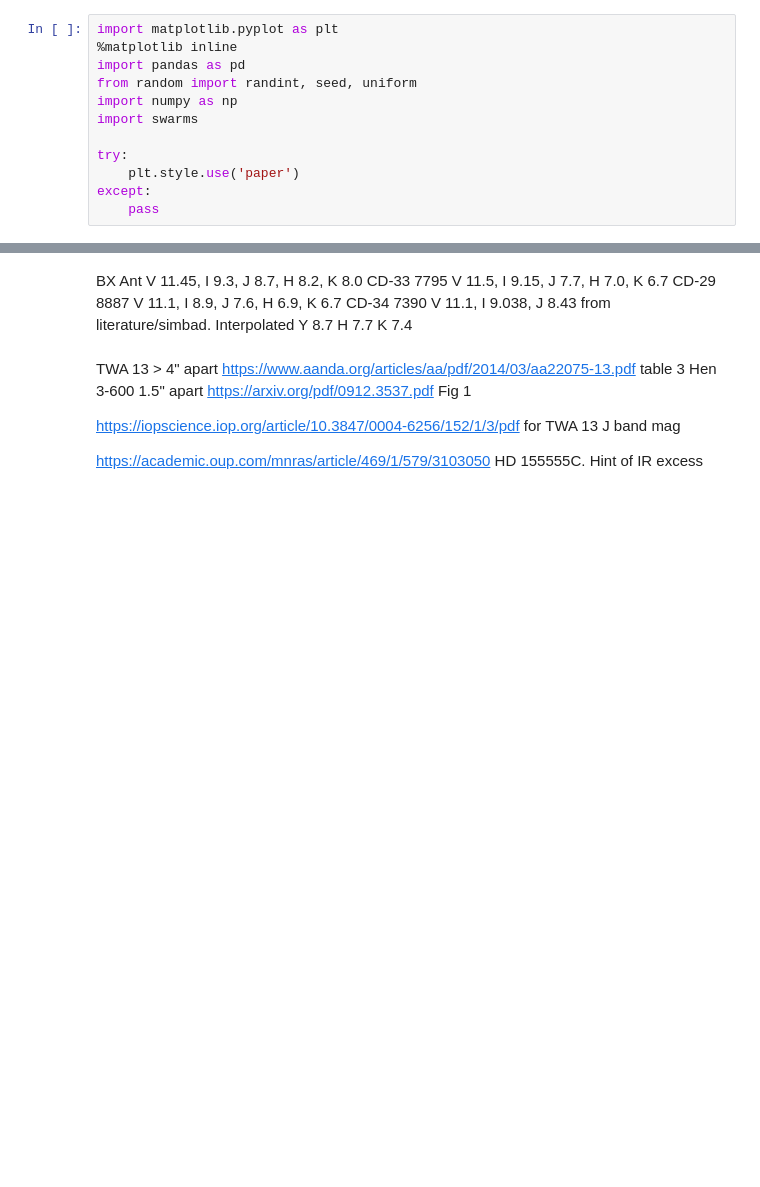
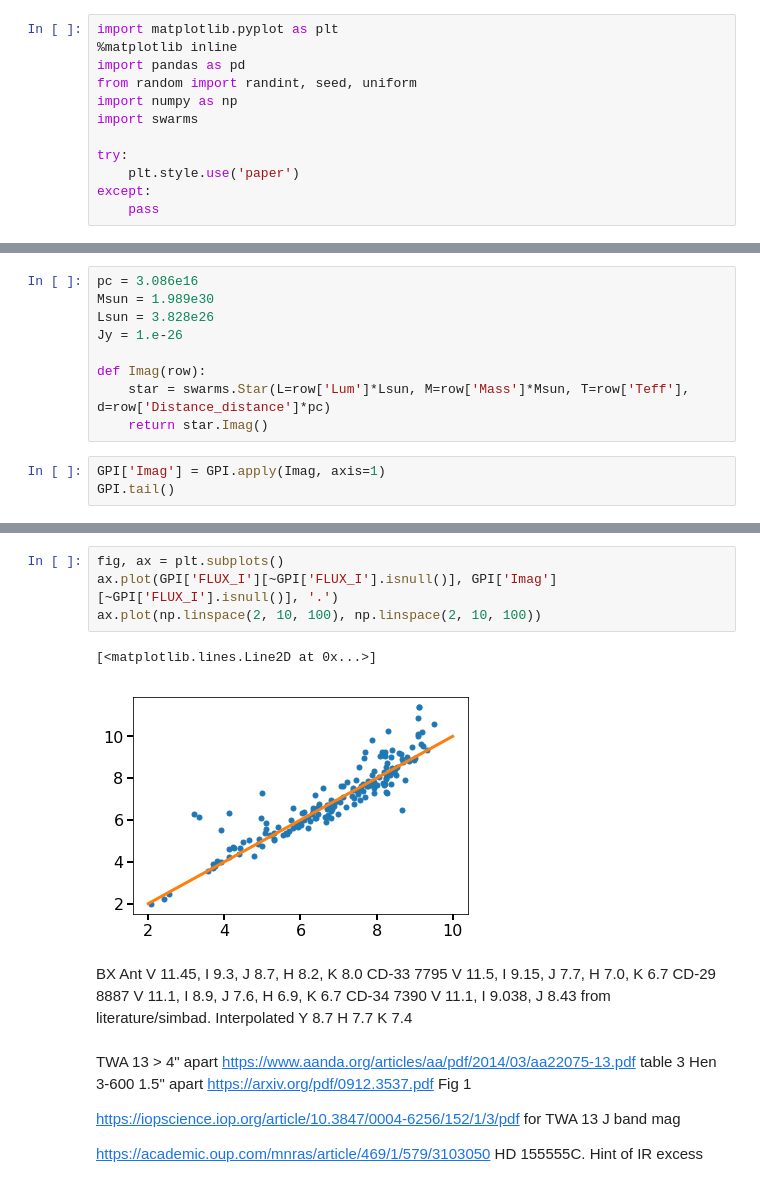
Before and after one commit to LoicNassif/CE-Irregular-Satellites, a Jupyter notebook: jupyter_examples/GPIproposaldetectabilityClean.ipynb, the cells around one changed output, grey strips where cells are left out. Saved outputs shown, nothing was run; the diff lists cells and outputs as text; blank space fills up the shorter version.

```diff
--- a/jupyter_examples/GPIproposaldetectabilityClean.ipynb
+++ b/jupyter_examples/GPIproposaldetectabilityClean.ipynb
@@ -25,3 +25,15 @@ GPI.tail()
 | 596 | F6V | 35.3895 | 6.370 | 5.787 | 6255 | F | 6 | 3.860 | 2.249055 | 6400.0 | ... |
 | 597 | K2V | 21.9270 | 7.194 | 6.007 | 0 | K | 2 | 5.620 | 0.444631 | 4930.0 | ... |
 | 598 | A1V | 47.0754 | NaN | 4.949 | 9057 | A | 1 | 1.440 | 20.892961 | 9370.0 | ... |
+# %%
+pc = 3.086e16
+Msun = 1.989e30
+Lsun = 3.828e26
+Jy = 1.e-26
+
+def Imag(row):
+    star = swarms.Star(L=row['Lum']*Lsun, M=row['Mass']*Msun, T=row['Teff'], d=row['Distance_distance']*pc)
+    return star.Imag()
+# %%
+GPI['Imag'] = GPI.apply(Imag, axis=1)
+GPI.tail()
@@ -28,3 +47,10 @@ GPI.tail()
+# %%
+fig, ax = plt.subplots()
+ax.plot(GPI['FLUX_I'][~GPI['FLUX_I'].isnull()], GPI['Imag'][~GPI['FLUX_I'].isnull()], '.')
+ax.plot(np.linspace(2, 10, 100), np.linspace(2, 10, 100))
+# %% [output]
+[<matplotlib.lines.Line2D at 0x...>]
+[figure, added]
 # %% [markdown]
 BX Ant V 11.45, I 9.3, J 8.7, H 8.2, K 8.0
 CD-33 7795 V 11.5, I 9.15, J 7.7, H 7.0, K 6.7
```
Also changed, not shown: parts of 1 cell of this notebook, 1 other file.
